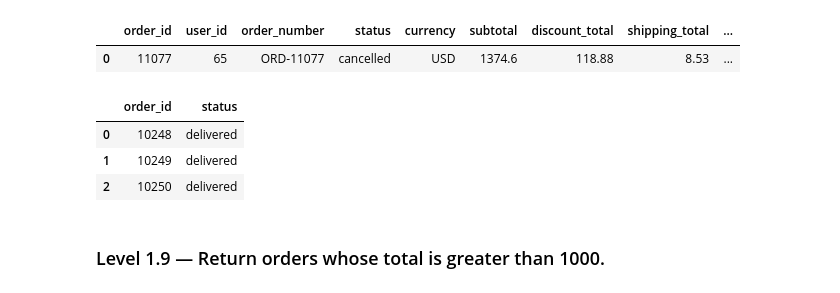
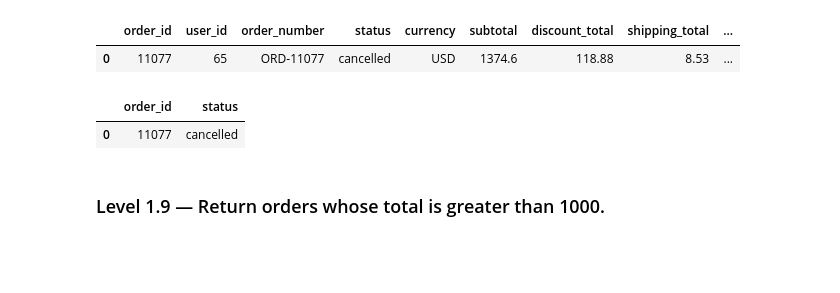
Before and after one commit to Thomasayanfeoluwa/E-Commerce-Analytics-Engineering-System, a Jupyter notebook: notebooks/01_sql_practice.ipynb, the cells around one changed output. Drawn from its saved outputs; the diff is of its cells as text; code cells hidden in the pictures; blank space fills up the shorter version.

```diff
--- a/notebooks/01_sql_practice.ipynb
+++ b/notebooks/01_sql_practice.ipynb
@@ -235,15 +235,14 @@ run_sql("""
 # %%
 # Write your SQL here
 run_sql("""
     SELECT order_id, status
     FROM orders
-    LIMIT 3;
+    WHERE status ='cancelled'
+    ORDER BY status DESC;
 """)
 # %% [output]
 |  | order_id | status |
-| 0 | 10248 | delivered |
-| 1 | 10249 | delivered |
-| 2 | 10250 | delivered |
+| 0 | 11077 | cancelled |
 # %% [markdown]
 ### Level 1.9 — Return orders whose total is greater than 1000.
 # %%
```
Also changed, not shown: parts of 1 cell of this notebook, 2 other files.
